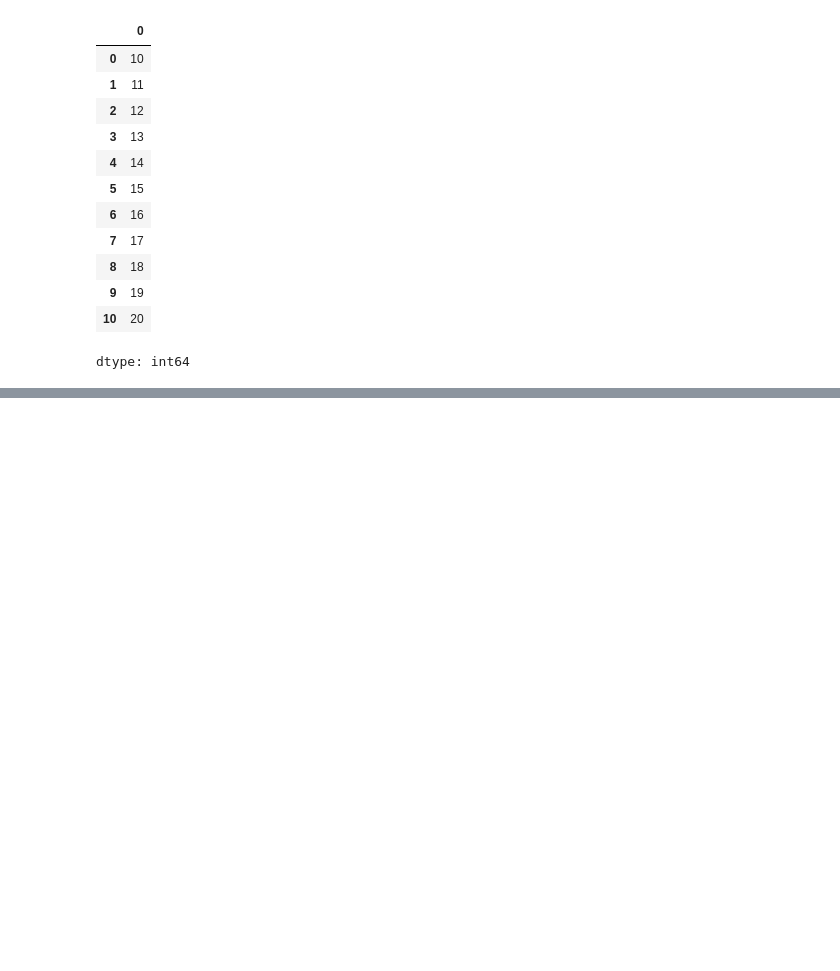
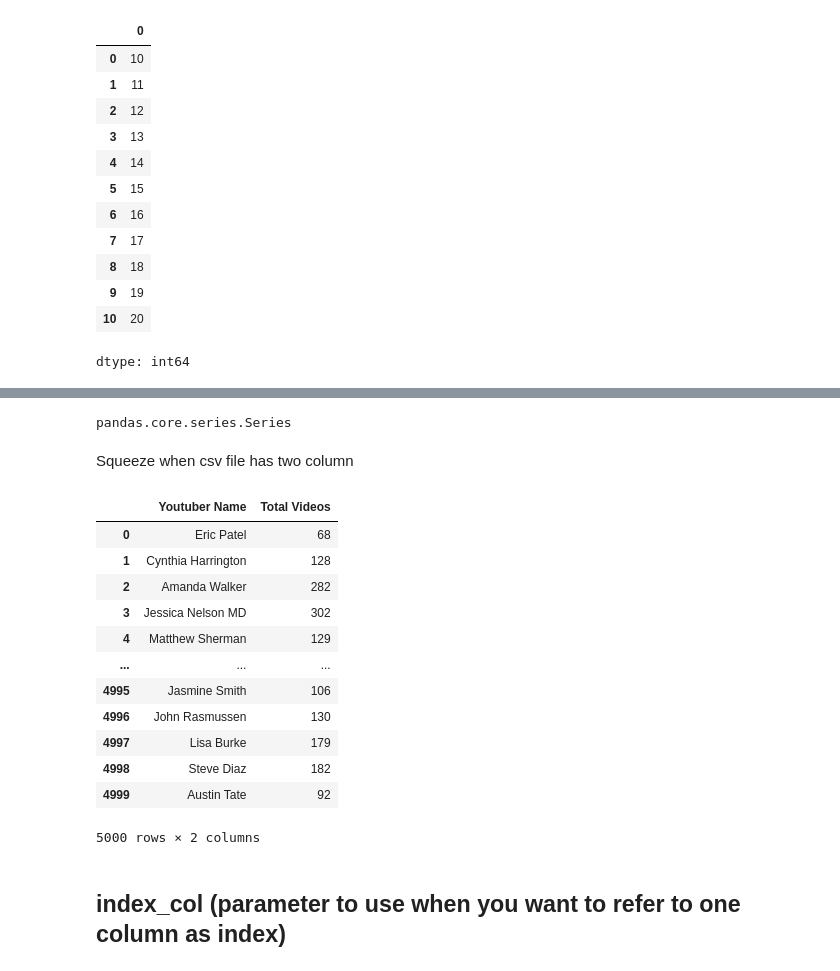
Before and after one commit to Pritipirojia/AI_Engineering_Tutorial_Notes, a Jupyter notebook: pandas_series_fundamentals.ipynb, the cells around one changed output, grey strips where cells are left out. Saved outputs shown, nothing was run; the diff lists cells and outputs as text; code cells hidden in the pictures; blank space fills up the shorter version.

```diff
--- a/pandas_series_fundamentals.ipynb
+++ b/pandas_series_fundamentals.ipynb
@@ -100,0 +576,24 @@ dtype: int64
+# %%
+type(df)
+# %% [output]
+pandas.core.series.Series
+# %% [markdown]
+Squeeze when csv file has two column
+# %%
+pd.read_csv('youtube_two_column.csv')
+# %% [output]
+|  | Youtuber Name | Total Videos |
+| 0 | Eric Patel | 68 |
+| 1 | Cynthia Harrington | 128 |
+| 2 | Amanda Walker | 282 |
+| 3 | Jessica Nelson MD | 302 |
+| 4 | Matthew Sherman | 129 |
+| ... | ... | ... |
+| 4995 | Jasmine Smith | 106 |
+| 4996 | John Rasmussen | 130 |
+| 4997 | Lisa Burke | 179 |
+| 4998 | Steve Diaz | 182 |
+| 4999 | Austin Tate | 92 |
+5000 rows × 2 columns
+# %% [markdown]
+## index_col (parameter to use when you want to refer to one column as index)
```
Also changed, not shown: parts of 123 cells of this notebook.
